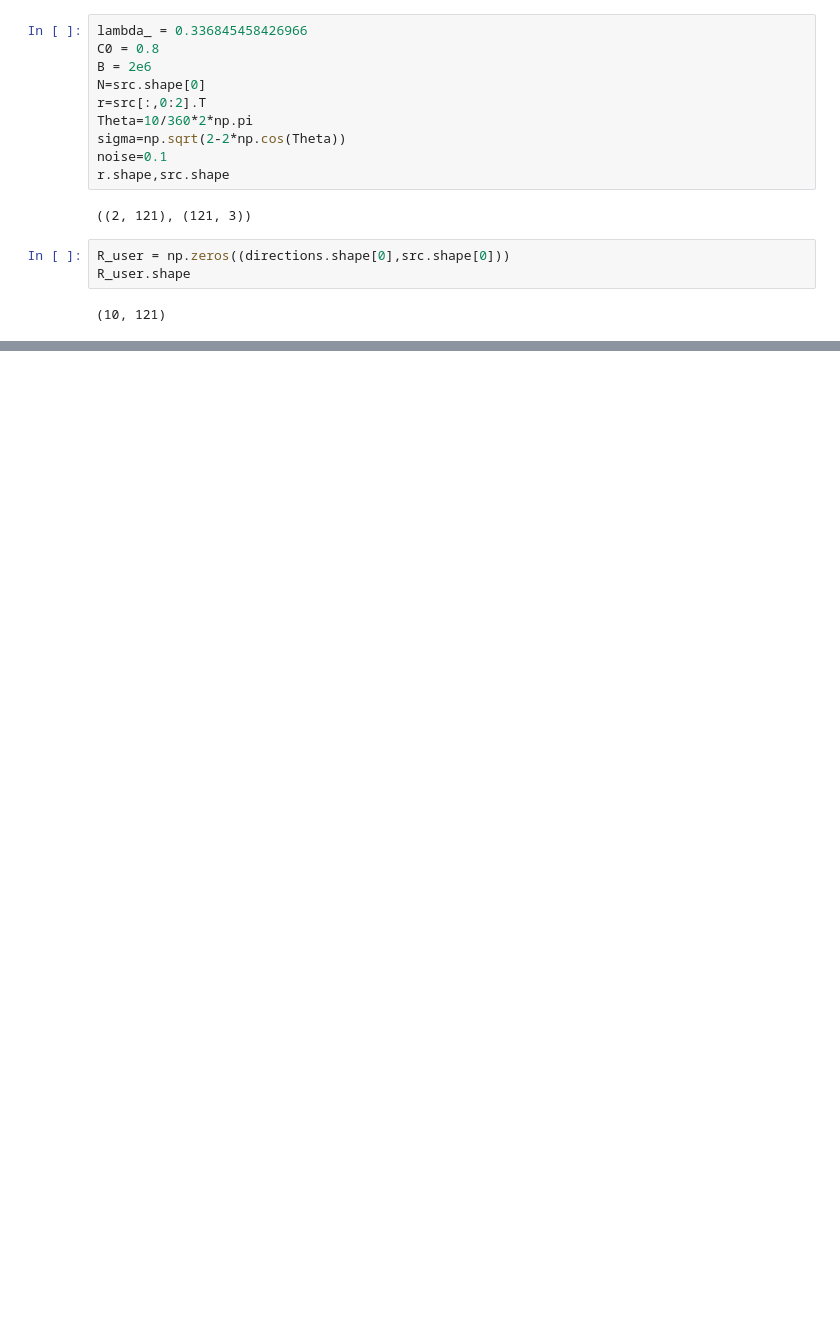
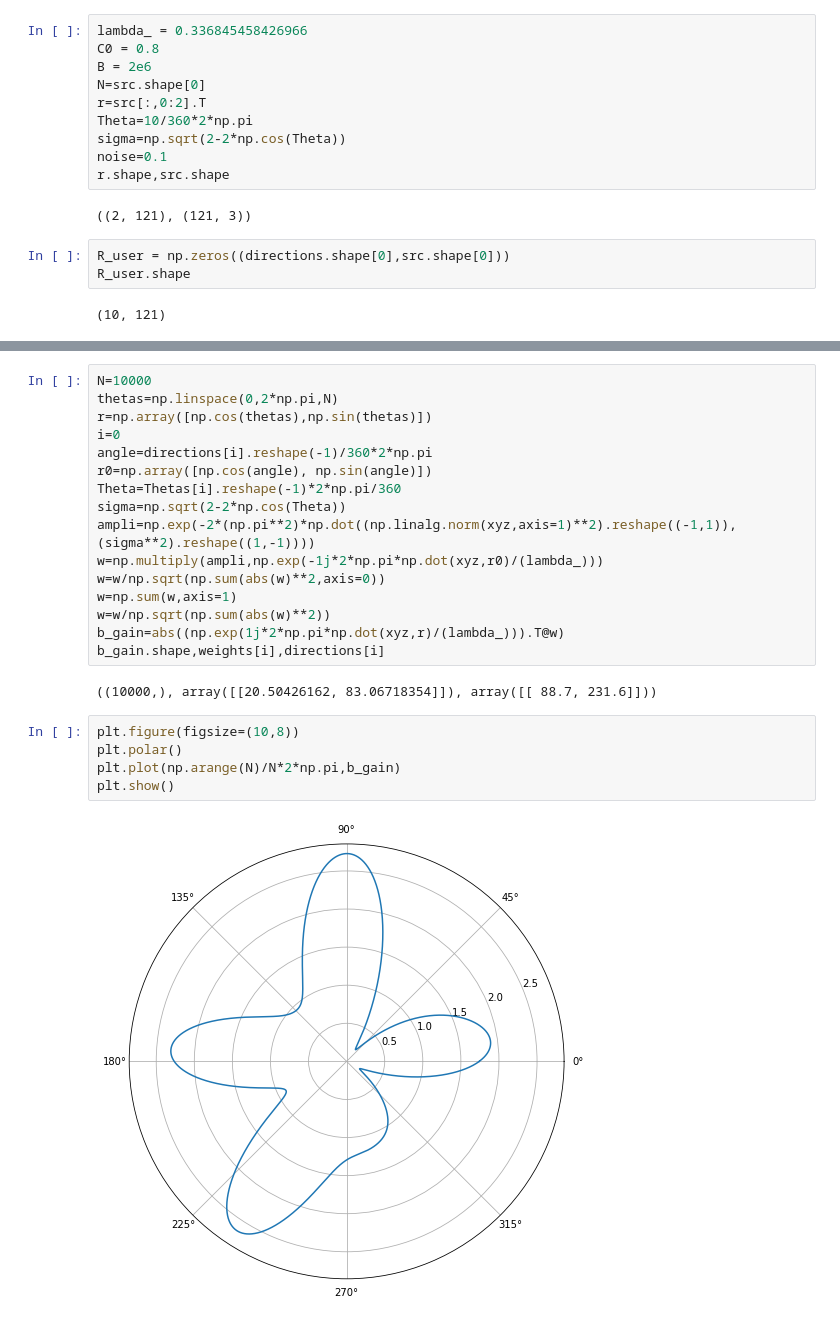
Before and after one commit to HaoxinSEU/SSP_beamforming, a Jupyter notebook: assignment2.ipynb, the cells around one changed output, grey strips where cells are left out. Saved outputs shown, nothing was run; the diff lists cells and outputs as text; blank space fills up the shorter version.

```diff
--- a/assignment2.ipynb
+++ b/assignment2.ipynb
@@ -143,0 +183,25 @@ plt.show()
+# %%
+N=10000
+thetas=np.linspace(0,2*np.pi,N)
+r=np.array([np.cos(thetas),np.sin(thetas)])
+i=0
+angle=directions[i].reshape(-1)/360*2*np.pi
+r0=np.array([np.cos(angle), np.sin(angle)])
+Theta=Thetas[i].reshape(-1)*2*np.pi/360
+sigma=np.sqrt(2-2*np.cos(Theta))
+ampli=np.exp(-2*(np.pi**2)*np.dot((np.linalg.norm(xyz,axis=1)**2).reshape((-1,1)),(sigma**2).reshape((1,-1))))
+w=np.multiply(ampli,np.exp(-1j*2*np.pi*np.dot(xyz,r0)/(lambda_)))
+w=w/np.sqrt(np.sum(abs(w)**2,axis=0))
+w=np.sum(w,axis=1)
+w=w/np.sqrt(np.sum(abs(w)**2))
+b_gain=abs((np.exp(1j*2*np.pi*np.dot(xyz,r)/(lambda_))).T@w)
+b_gain.shape,weights[i],directions[i]
+# %% [output]
+((10000,), array([[20.50426162, 83.06718354]]), array([[ 88.7, 231.6]]))
+# %%
+plt.figure(figsize=(10,8))
+plt.polar()
+plt.plot(np.arange(N)/N*2*np.pi,b_gain)
+plt.show()
+# %% [output]
+[figure, added]
```
Also changed, not shown: parts of 14 cells of this notebook.
